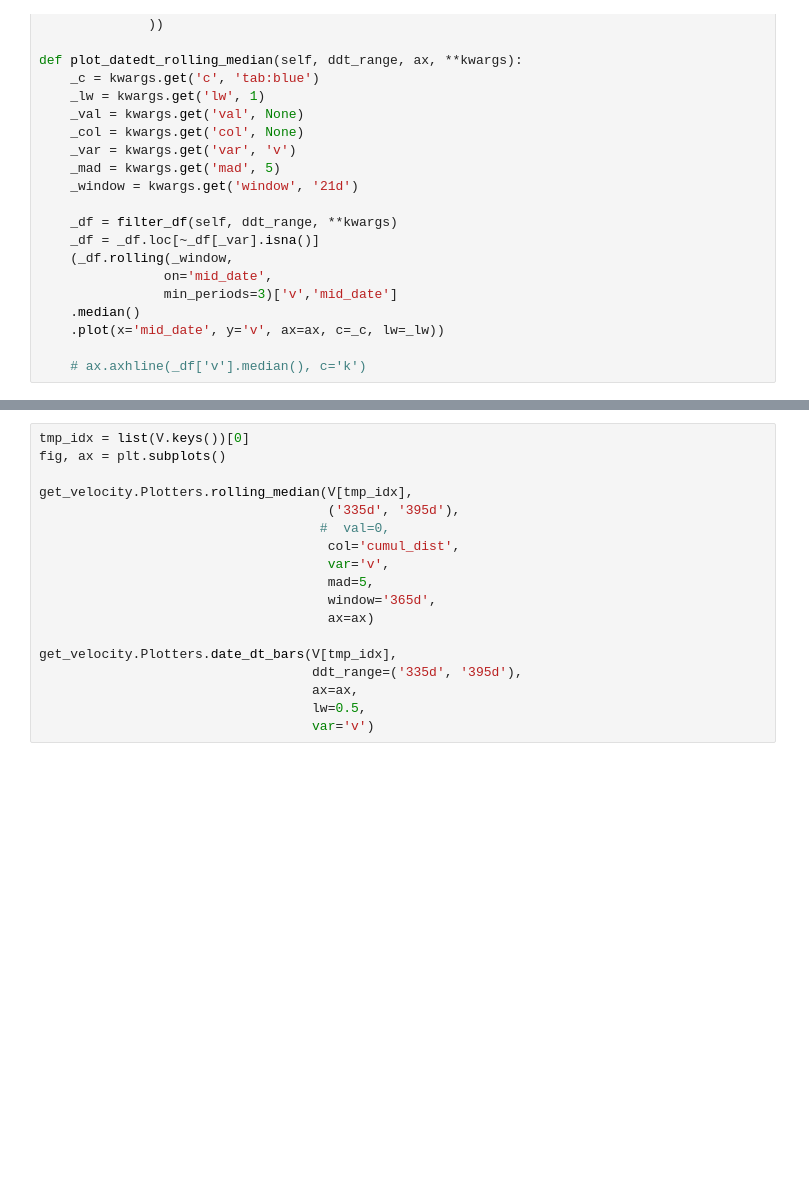
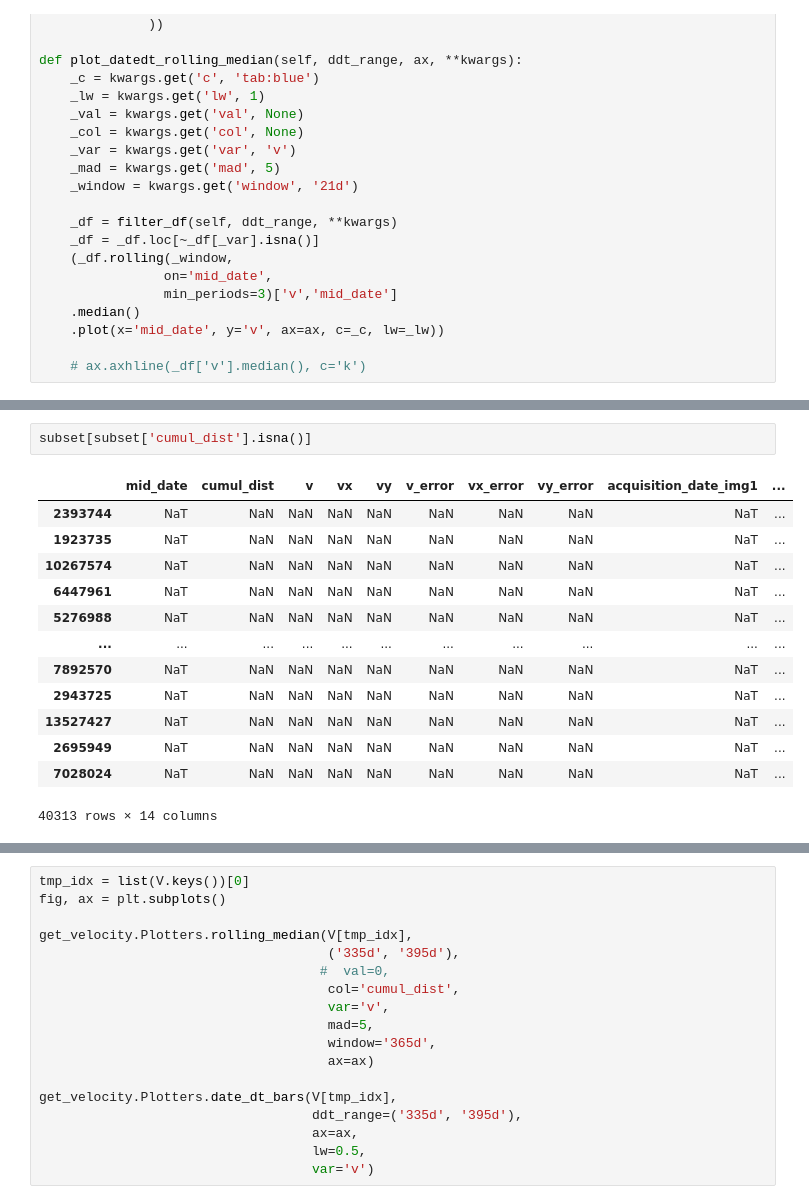
Before and after one commit to tlohde/lake-terminating-glaciers, a Jupyter notebook: src/scratchpad.ipynb, the cells around one changed output, grey strips where cells are left out. Drawn from its saved outputs; the diff is of its cells as text; blank space fills up the shorter version.

```diff
--- a/src/scratchpad.ipynb
+++ b/src/scratchpad.ipynb
@@ -128,0 +214,16 @@ def plot_datedt_rolling_median(self, ddt_range, ax, **kwargs):
+# %%
+subset[subset['cumul_dist'].isna()]
+# %% [output]
+|  | mid_date | cumul_dist | v | vx | vy | v_error | vx_error | vy_error | acquisition_date_img1 | ... |
+| 2393744 | NaT | NaN | NaN | NaN | NaN | NaN | NaN | NaN | NaT | ... |
+| 1923735 | NaT | NaN | NaN | NaN | NaN | NaN | NaN | NaN | NaT | ... |
+| 10267574 | NaT | NaN | NaN | NaN | NaN | NaN | NaN | NaN | NaT | ... |
+| 6447961 | NaT | NaN | NaN | NaN | NaN | NaN | NaN | NaN | NaT | ... |
+| 5276988 | NaT | NaN | NaN | NaN | NaN | NaN | NaN | NaN | NaT | ... |
+| ... | ... | ... | ... | ... | ... | ... | ... | ... | ... | ... |
+| 7892570 | NaT | NaN | NaN | NaN | NaN | NaN | NaN | NaN | NaT | ... |
+| 2943725 | NaT | NaN | NaN | NaN | NaN | NaN | NaN | NaN | NaT | ... |
+| 13527427 | NaT | NaN | NaN | NaN | NaN | NaN | NaN | NaN | NaT | ... |
+| 2695949 | NaT | NaN | NaN | NaN | NaN | NaN | NaN | NaN | NaT | ... |
+| 7028024 | NaT | NaN | NaN | NaN | NaN | NaN | NaN | NaN | NaT | ... |
+40313 rows × 14 columns
```
Also changed, not shown: parts of 6 cells of this notebook, 2 other files.
